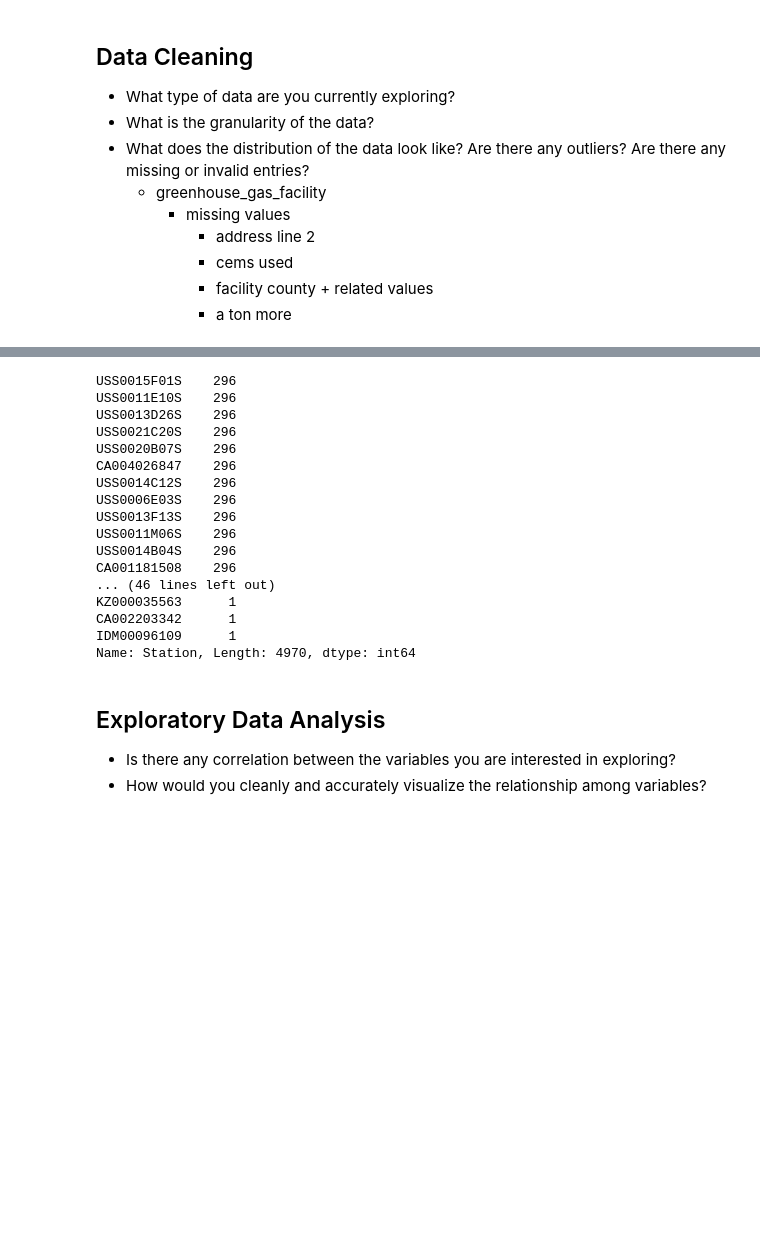
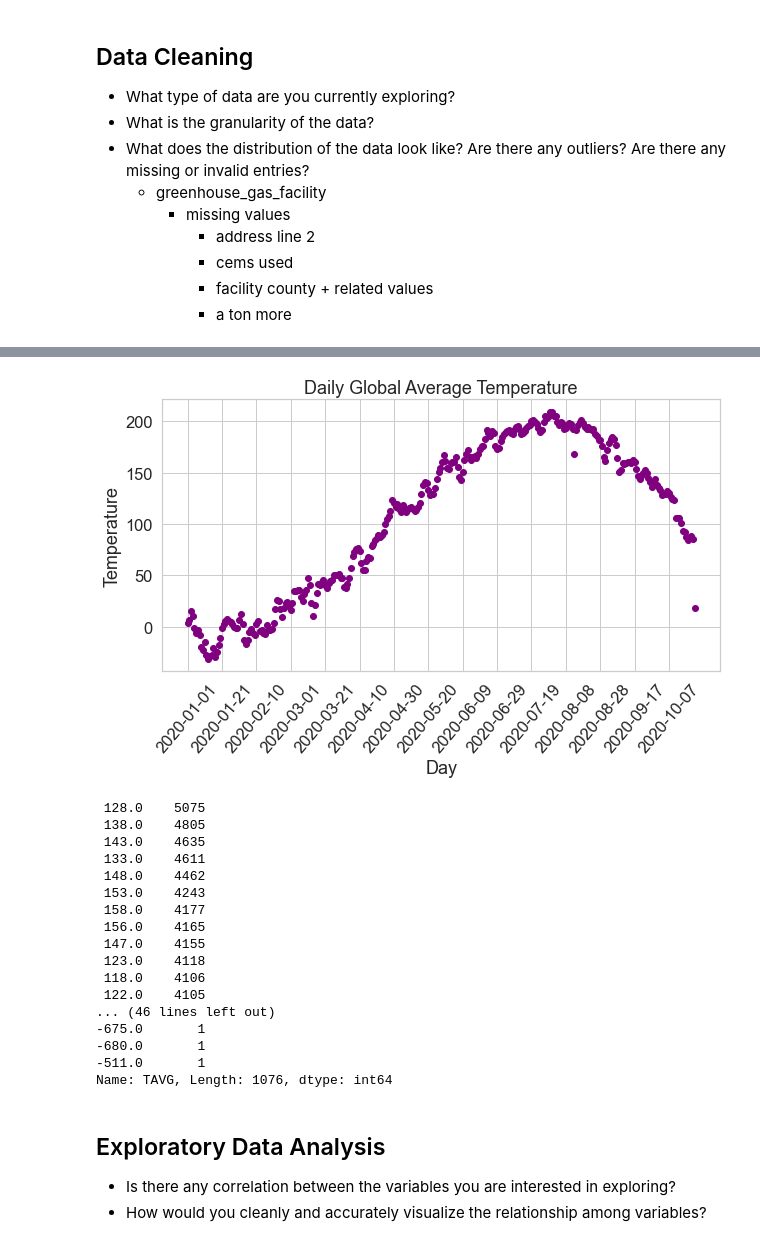
Before and after one commit to kalieknecht/data200-project, a Jupyter notebook: analysis/Analysis.ipynb, the cells around one changed output, grey strips where cells are left out. Cells and saved outputs as stored; diff of their text form; code cells hidden in the pictures; blank space fills up the shorter version.

```diff
--- a/analysis/Analysis.ipynb
+++ b/analysis/Analysis.ipynb
@@ -213,23 +267,42 @@ greenhouse_gas_facility.head(4)
+# %%
+# Create figure and plot space
+fig, ax = plt.subplots(figsize=(10, 5))
+
+# Add x-axis and y-axis
+ax.scatter(daily_ave_weather.index.values,
+        daily_ave_weather['TAVG'],
+        color='purple')
+
+# Set title and labels for axes
+ax.set(xlabel="Day",
+       ylabel="Temperature",
+       title="Daily Global Average Temperature")
+
+plt.xticks(np.arange(0,300,20),rotation=50)
+plt.savefig('../figures/DailyAveTemp.png')
+plt.show()
+# %% [output]
+[figure, added]
 # %%
-daily_global_weather['Station'].value_counts()
+daily_global_weather['TAVG'].value_counts()
 # %% [output]
-USS0015F01S    296
-USS0011E10S    296
-USS0013D26S    296
-USS0021C20S    296
-USS0020B07S    296
-CA004026847    296
-USS0014C12S    296
-USS0006E03S    296
-USS0013F13S    296
-USS0011M06S    296
-USS0014B04S    296
-CA001181508    296
+ 128.0    5075
+ 138.0    4805
+ 143.0    4635
+ 133.0    4611
+ 148.0    4462
+ 153.0    4243
+ 158.0    4177
+ 156.0    4165
+ 147.0    4155
+ 123.0    4118
+ 118.0    4106
+ 122.0    4105
 ... (46 lines left out)
-KZ000035563      1
-CA002203342      1
-IDM00096109      1
-Name: Station, Length: 4970, dtype: int64
+-675.0       1
+-680.0       1
+-511.0       1
+Name: TAVG, Length: 1076, dtype: int64
 # %% [markdown]
 ## Exploratory Data Analysis
 * Is there any correlation between the variables you are interested in exploring?
```
Also changed, not shown: parts of 7 cells of this notebook.
